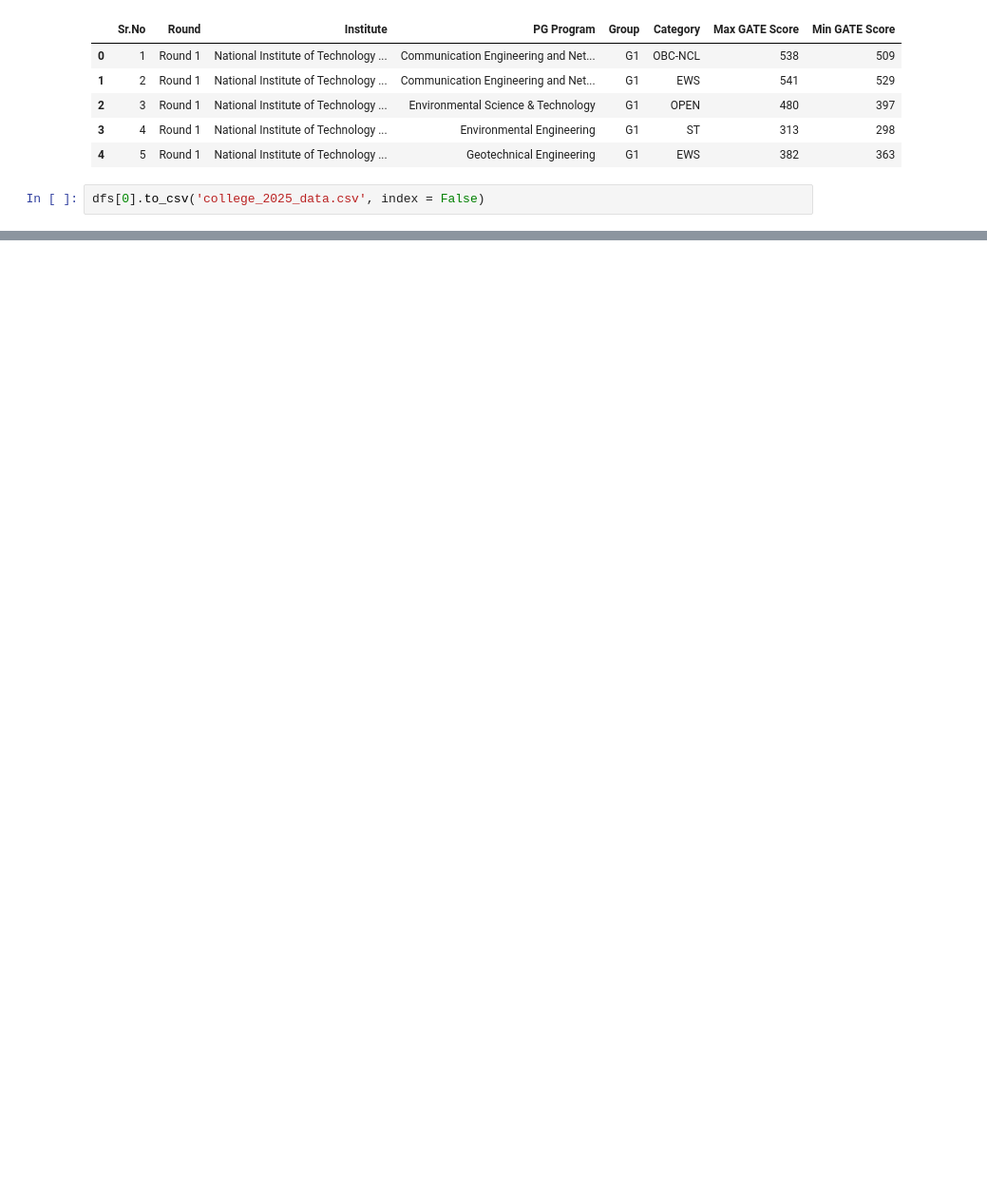
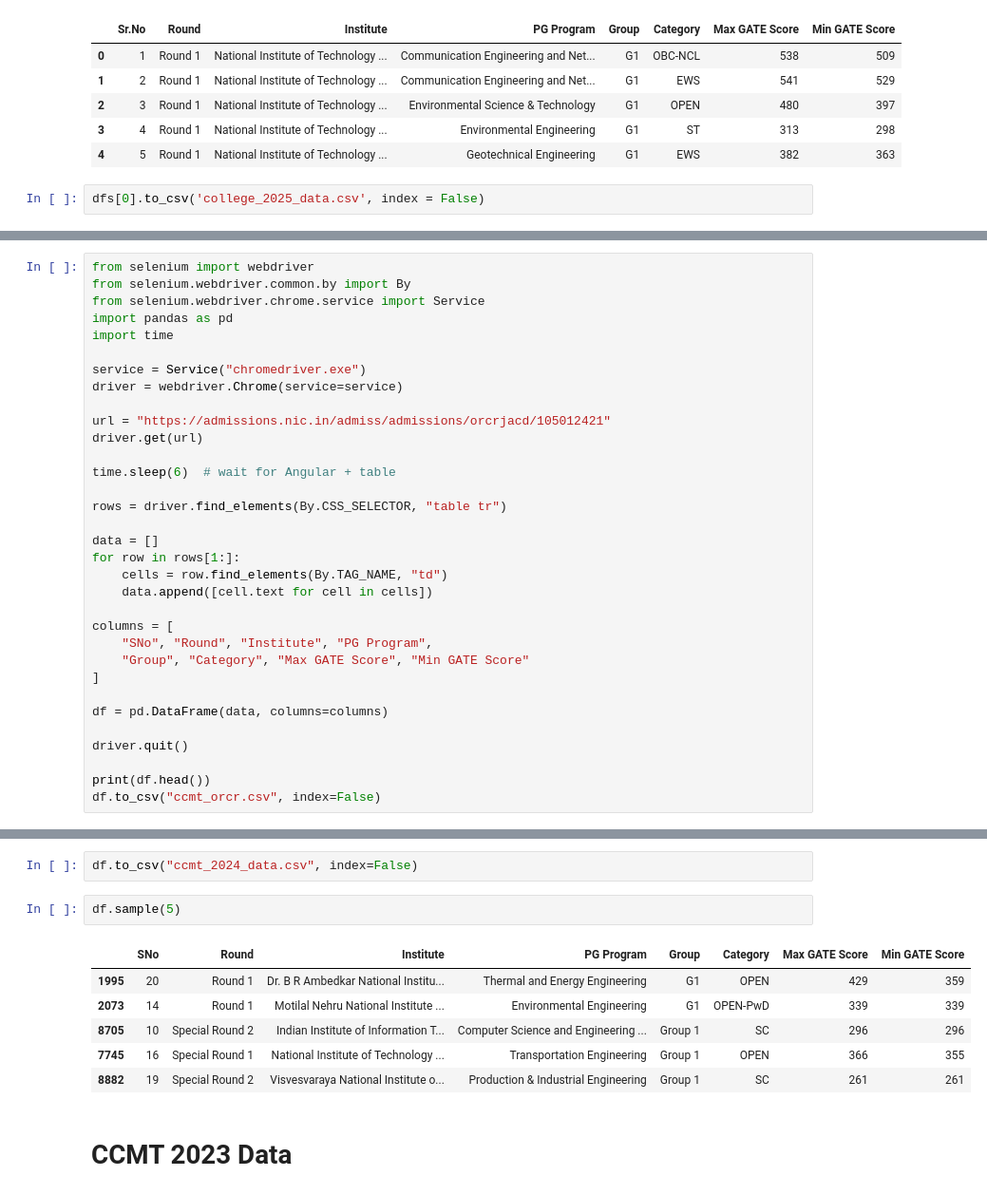
Before and after one commit to shivamgyardhna/M-Tech_college_predictor, a Jupyter notebook: preprocessing.ipynb, the cells around one changed output, grey strips where cells are left out. Shown at 95% size. Cells and saved outputs as stored; diff of their text form; blank space fills up the shorter version.

Commit message:
data is added from 2021-25

```diff
--- a/preprocessing.ipynb
+++ b/preprocessing.ipynb
@@ -30,0 +50,33 @@ dfs[0].to_csv('college_2025_data.csv', index = False)
+# %%
+from selenium import webdriver
+from selenium.webdriver.common.by import By
+from selenium.webdriver.chrome.service import Service
+import pandas as pd
+import time
+
+service = Service("chromedriver.exe")
+driver = webdriver.Chrome(service=service)
+
+url = "https://admissions.nic.in/admiss/admissions/orcrjacd/105012421"
+driver.get(url)
+
+time.sleep(6)  # wait for Angular + table
+
+rows = driver.find_elements(By.CSS_SELECTOR, "table tr")
+
+data = []
+for row in rows[1:]:
+    cells = row.find_elements(By.TAG_NAME, "td")
+    data.append([cell.text for cell in cells])
+
+columns = [
+    "SNo", "Round", "Institute", "PG Program",
+    "Group", "Category", "Max GATE Score", "Min GATE Score"
+]
+
+df = pd.DataFrame(data, columns=columns)
+
+driver.quit()
+
+print(df.head())
+df.to_csv("ccmt_orcr.csv", index=False)
@@ -30,0 +191,13 @@ dfs[0].to_csv('college_2025_data.csv', index = False)
+# %%
+df.to_csv("ccmt_2024_data.csv", index=False)
+# %%
+df.sample(5)
+# %% [output]
+|  | SNo | Round | Institute | PG Program | Group | Category | Max GATE Score | Min GATE Score |
+| 1995 | 20 | Round 1 | Dr. B R Ambedkar National Institu... | Thermal and Energy Engineering | G1 | OPEN | 429 | 359 |
+| 2073 | 14 | Round 1 | Motilal Nehru National Institute ... | Environmental Engineering | G1 | OPEN-PwD | 339 | 339 |
+| 8705 | 10 | Special Round 2 | Indian Institute of Information T... | Computer Science and Engineering ... | Group 1 | SC | 296 | 296 |
+| 7745 | 16 | Special Round 1 | National Institute of Technology ... | Transportation Engineering | Group 1 | OPEN | 366 | 355 |
+| 8882 | 19 | Special Round 2 | Visvesvaraya National Institute o... | Production & Industrial Engineering | Group 1 | SC | 261 | 261 |
+# %% [markdown]
+# CCMT 2023 Data
```
Also changed, not shown: parts of 17 cells of this notebook, 8 other files.
